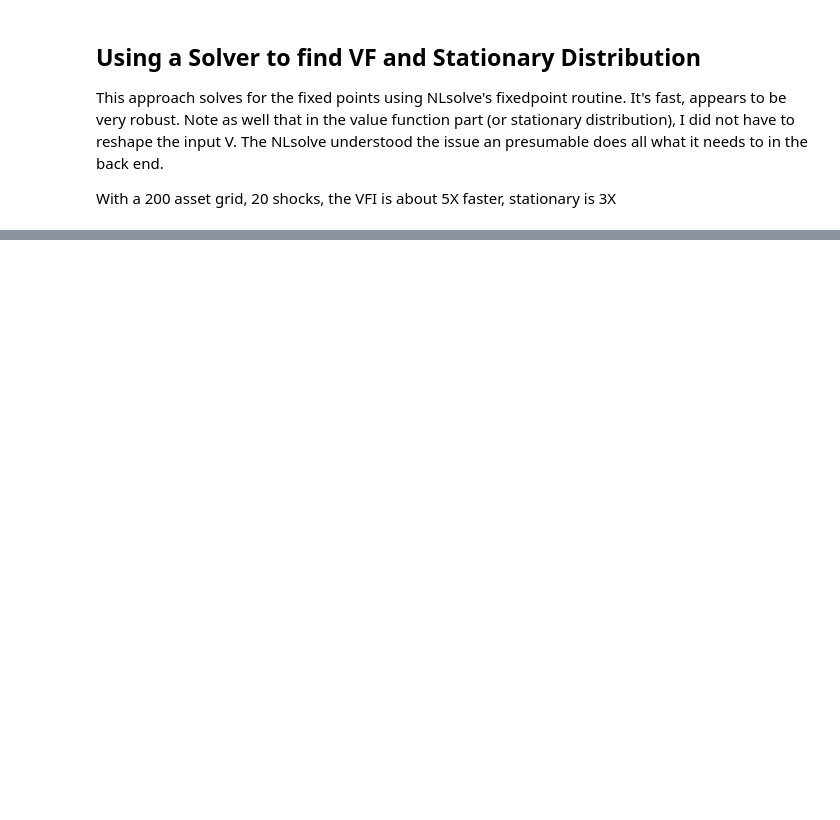
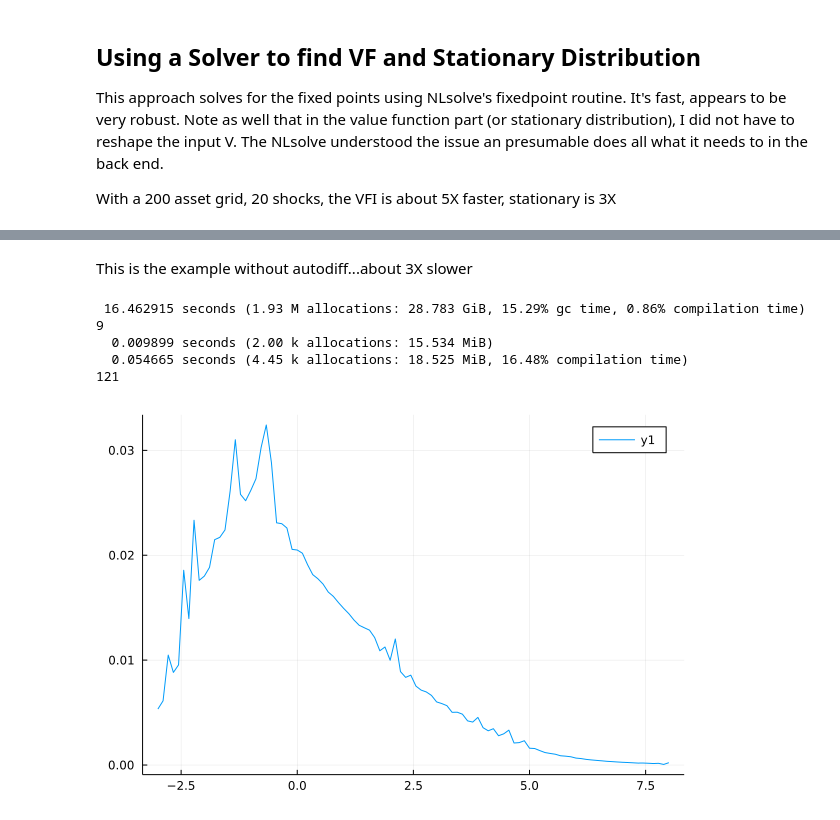
Before and after one commit to mwaugh0328/Hugget-Economy, a Jupyter notebook: hugget.ipynb, the cells around one changed output, grey strips where cells are left out. Saved outputs shown, nothing was run; the diff lists cells and outputs as text; code cells hidden in the pictures; blank space fills up the shorter version.

```diff
--- a/hugget.ipynb
+++ b/hugget.ipynb
@@ -354,3 +477,5 @@ With a 200 asset grid, 20 shocks, the VFI is about 5X faster, stationary is 3X
+# %% [markdown]
+This is the example without autodiff...about 3X slower
 # %%
 # make utility grid
 
@@ -359,9 +484,9 @@ u = make_utility(test)
 # define the inline function on the bellman operator.
 # so the input is v (other stuff is fixed)
 
-T(v) = bellman_operator(v,u,test.mc,test.β)
+T(v) = bellman_operator(v,u,test.mc.p,test.β)
 
-initialvalue = zeros(test.Na, test.Nshocks)
+initialvalue = -ones(test.Na, test.Nshocks) / (1- test.β)
 
 @time vfisol = fixedpoint(T, initialvalue, ftol = 1e-3, method = :newton)
 
@@ -371,32 +496,39 @@ initialvalue = zeros(test.Na, test.Nshocks)
 # https://julia.quantecon.org/getting_started_julia/julia_by_example.html#example-variations-on-fixed-points
 
 
 println(vfisol.f_calls)
 #this approach works very good.
 
 policy = Array{CartesianIndex{2}}(undef, size(vfisol.zero))
 
-vf, policy = bellman_operator(vfisol.zero, u, test.mc, test.β, policy);
+vf, policy = bellman_operator(vfisol.zero, u, test.mc.p, test.β, policy);
 # use multiple dispacth to grab the policy function
 
 @time Q = make_transition_prob(test, policy);
 
 ##########################################################
 
 g(L) = fixed_dist(L, Q)
 
 # same deal as above, inline function where the
 # distribution must L = Q'L
 
 initialvalue = zeros(size(Q)[1], 1)
 
 initialvalue[1] = 1.0
 
-@time stsol = fixedpoint(g, initialvalue, ftol = 1e-10)
+@time stsol = fixedpoint(g, initialvalue, ftol = 1e-10, method = :anderson)
 # same deal
 
 println(stsol.f_calls)
 
 st = reshape(stsol.zero,test.Nshocks,test.Na)';
 
 plot(test.agrid, sum(st, dims = 2))
+# %% [output]
+ 16.462915 seconds (1.93 M allocations: 28.783 GiB, 15.29% gc time, 0.86% compilation time)
+9
+  0.009899 seconds (2.00 k allocations: 15.534 MiB)
+  0.054665 seconds (4.45 k allocations: 18.525 MiB, 16.48% compilation time)
+121
+[figure, added]
```
Also changed, not shown: parts of 7 cells of this notebook.
